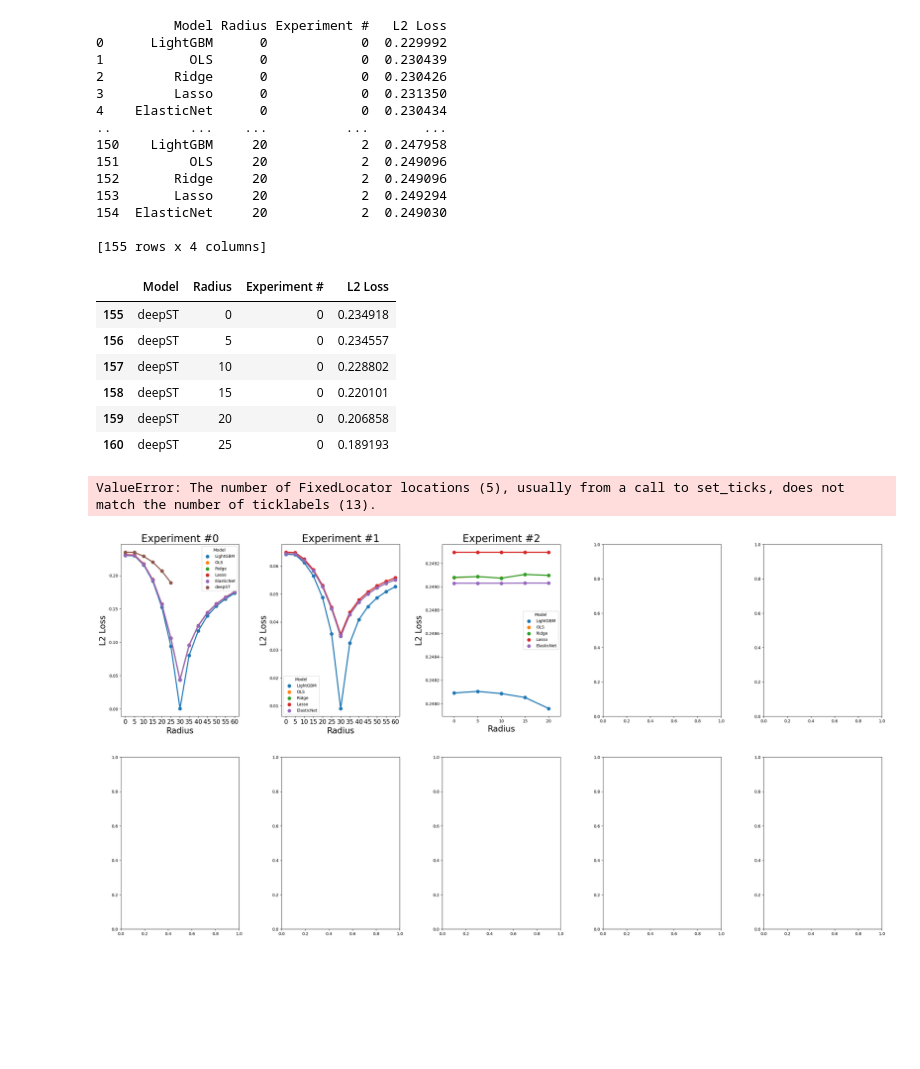
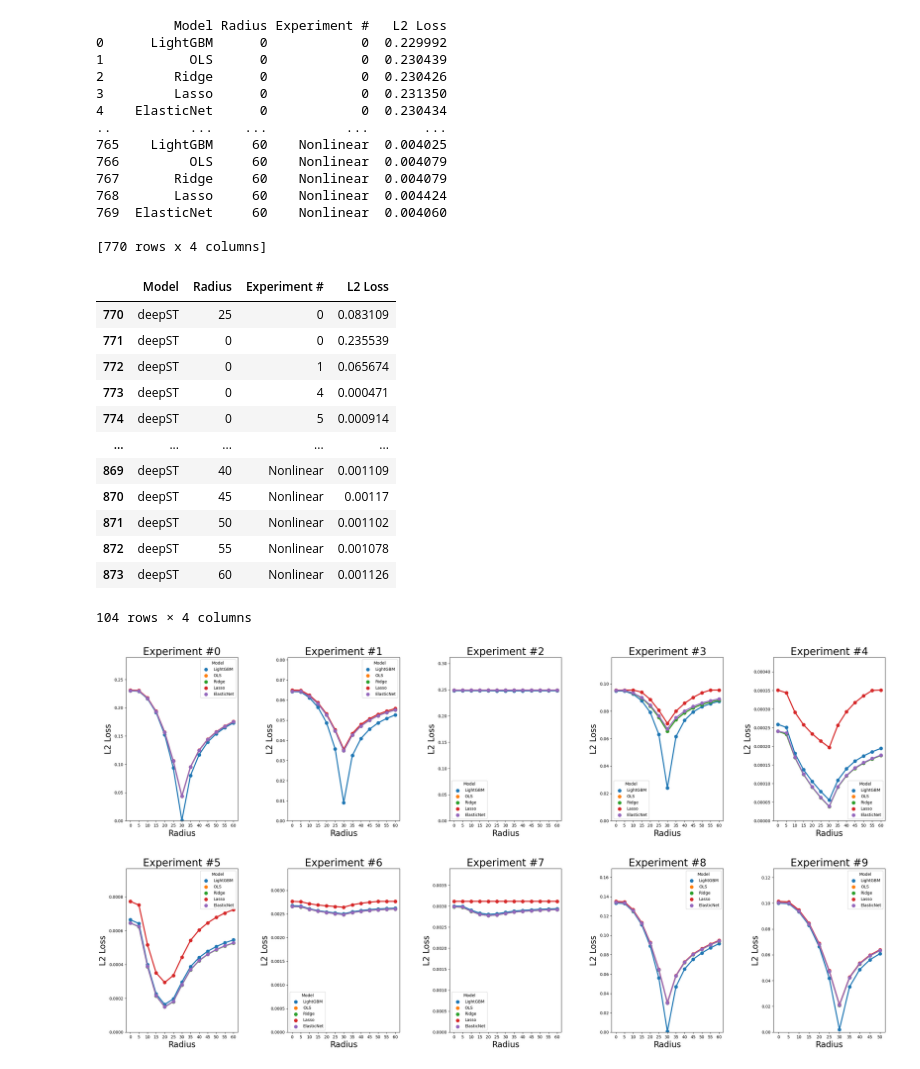
Before and after one commit to prob-ml/spice, a Jupyter notebook: examples/static/SyntheticResults.ipynb, the cells around one changed output. Cells and saved outputs as stored; diff of their text form; code cells hidden in the pictures; blank space fills up the shorter version.

Commit message:
updated results

```diff
--- a/examples/static/SyntheticResults.ipynb
+++ b/examples/static/SyntheticResults.ipynb
@@ -281,7 +178,7 @@ for k,v in linear_models_dict.items():
     entry = pd.DataFrame.from_dict({
         'Model': [k[0]],
         'Radius': [int(k[1])],
-        'Experiment #': [int(k[2])],
+        'Experiment #': [k[2]],
         'L2 Loss': [v]
     })
     data = pd.concat([data, entry], ignore_index=True)
@@ -290,14 +187,25 @@ print(data)
 
 
 for k,v in test_loss_rad_dict.items():
-    k = eval(k)
-    entry = pd.DataFrame.from_dict({
-        'Model': 'deepST',
-        'Radius': [k[0]],
-        'Experiment #': [k[1]],
-        'L2 Loss': [min(v.values())]
-    })
-    data = pd.concat([data, entry], ignore_index=True)
+    try:
+        k = eval(k)
+        entry = pd.DataFrame.from_dict({
+            'Model': 'deepST',
+            'Radius': [int(k[0])],
+            'Experiment #': [k[1]],
+            'L2 Loss': [min(v.values())]
+        })
+        data = pd.concat([data, entry], ignore_index=True)
+    #nonlinear case
+    except (AttributeError, ValueError):
+        entry = pd.DataFrame.from_dict({
+            'Model': 'deepST',
+            'Radius': [int(k[0])],
+            'Experiment #': [k[1]],
+            'L2 Loss': [v]
+        })
+        data = pd.concat([data, entry], ignore_index=True)
+
 
 data[data["Model"] == "deepST"]
 # %% [output]
@@ -308,39 +216,44 @@ data[data["Model"] == "deepST"]
 3         Lasso      0            0  0.231350
 4    ElasticNet      0            0  0.230434
 ..          ...    ...          ...       ...
-150    LightGBM     20            2  0.247958
-151         OLS     20            2  0.249096
-152       Ridge     20            2  0.249096
-153       Lasso     20            2  0.249294
-154  ElasticNet     20            2  0.249030
+765    LightGBM     60    Nonlinear  0.004025
+766         OLS     60    Nonlinear  0.004079
+767       Ridge     60    Nonlinear  0.004079
+768       Lasso     60    Nonlinear  0.004424
+769  ElasticNet     60    Nonlinear  0.004060
 
-[155 rows x 4 columns]
+[770 rows x 4 columns]
 |  | Model | Radius | Experiment # | L2 Loss |
-| 155 | deepST | 0 | 0 | 0.234918 |
-| 156 | deepST | 5 | 0 | 0.234557 |
-| 157 | deepST | 10 | 0 | 0.228802 |
-| 158 | deepST | 15 | 0 | 0.220101 |
-| 159 | deepST | 20 | 0 | 0.206858 |
-| 160 | deepST | 25 | 0 | 0.189193 |
+| 770 | deepST | 25 | 0 | 0.083109 |
+| 771 | deepST | 0 | 0 | 0.235539 |
+| 772 | deepST | 0 | 1 | 0.065674 |
+| 773 | deepST | 0 | 4 | 0.000471 |
+| 774 | deepST | 0 | 5 | 0.000914 |
+| ... | ... | ... | ... | ... |
+| 869 | deepST | 40 | Nonlinear | 0.001109 |
+| 870 | deepST | 45 | Nonlinear | 0.00117 |
+| 871 | deepST | 50 | Nonlinear | 0.001102 |
+| 872 | deepST | 55 | Nonlinear | 0.001078 |
+| 873 | deepST | 60 | Nonlinear | 0.001126 |
+104 rows × 4 columns
 # %%
 import seaborn as sns
 import matplotlib.pyplot as plt
 import numpy as np
 
 fig, axes = plt.subplots(2, 5, figsize=(28, 15))
 
 # create pointplot
-for exp in range(10):
-    new_data = data[data['Experiment #'] == exp]
+for exp in list(range(10)):
+    new_data = data[data['Experiment #'] == str(exp)]
     synth_results = sns.pointplot(ax=axes[exp // 5, exp % 5], x='Radius', y= 'L2 Loss', hue='Model', data=new_data)
+    axes[exp // 5, exp % 5].set_ylim(bottom=0, top=1.25*max(new_data["L2 Loss"]))
     # baseline = new_data[(new_data["Model"] == "deepST") & (new_data["Radius"] == 0)]["L1 Loss"]
     # synth_results.axhline(baseline.item(), linestyle = '-', linewidth=3)
     synth_results.set_title(f"Experiment #{exp}", fontsize=25)
     synth_results.set_xlabel("Radius", fontsize = 20)
     synth_results.set_ylabel("L2 Loss", fontsize = 20)
-    synth_results.set_xticklabels(range(0, 65, 5), fontsize=15)
     fig.tight_layout(pad=5)
 plt.savefig(f'synth_experiments.png')
 # %% [output]
-ValueError: The number of FixedLocator locations (5), usually from a call to set_ticks, does not match the number of ticklabels (13).
-[figure, old version]
+[figure, new version]
```
Also changed, not shown: parts of 15 cells of this notebook, 35 other files.
